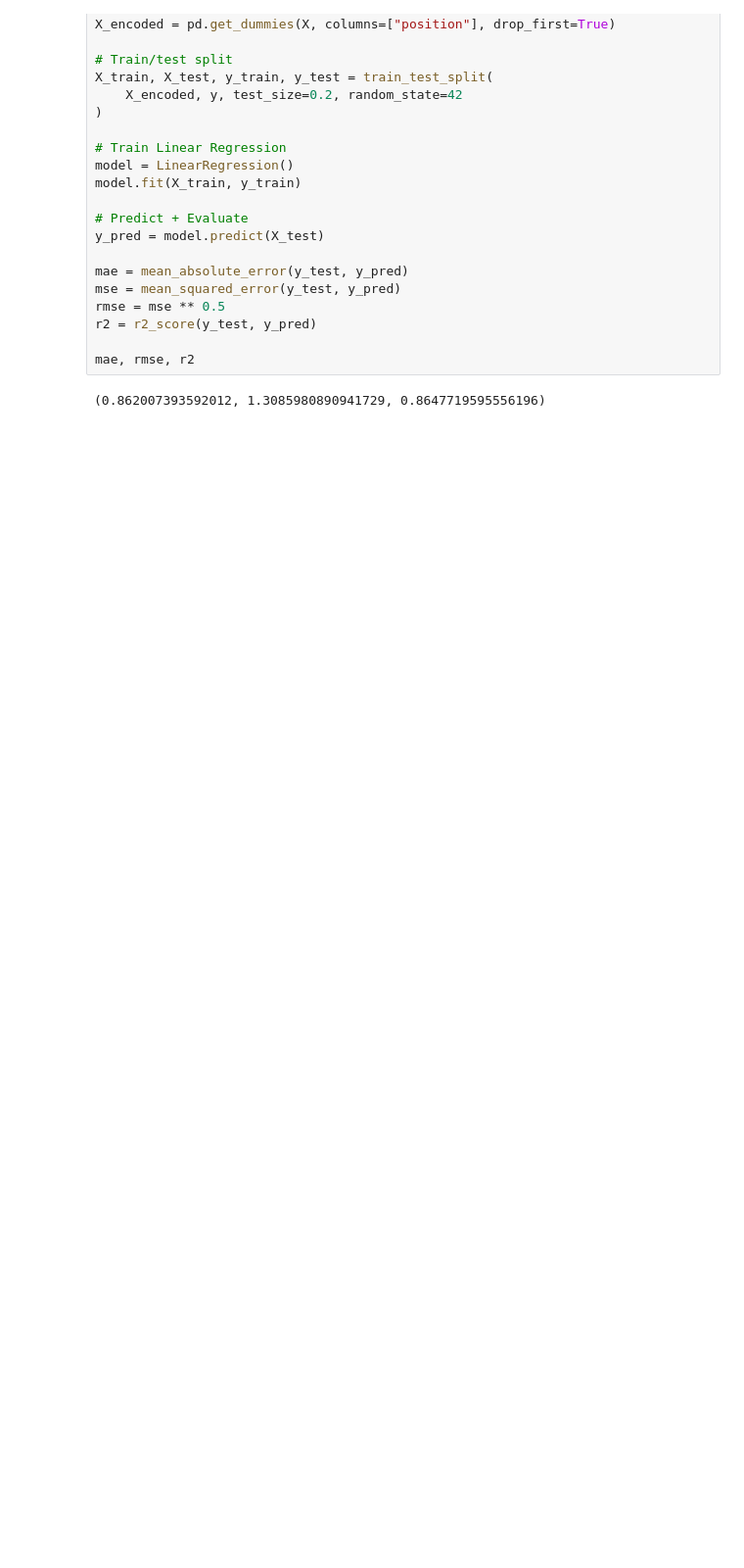
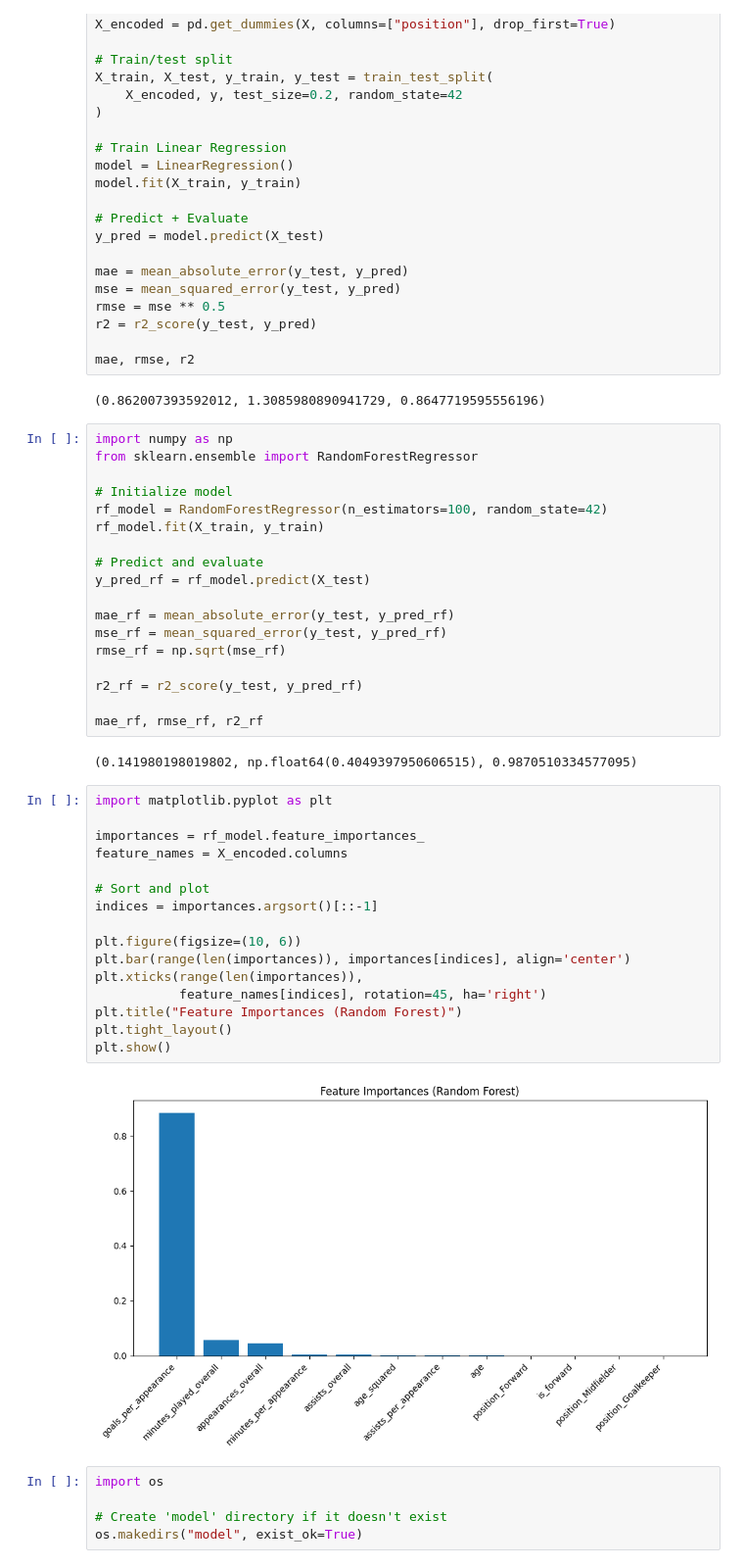
Before and after one commit to EbinD/football-analysis, a Jupyter notebook: notebooks/04_feature_engineering.ipynb, the cells around one changed output. Shown at 98% size. Cells and saved outputs as stored; diff of their text form; blank space fills up the shorter version.

```diff
--- a/notebooks/04_feature_engineering.ipynb
+++ b/notebooks/04_feature_engineering.ipynb
@@ -147,3 +147,46 @@ r2 = r2_score(y_test, y_pred)
 mae, rmse, r2
 # %% [output]
 (0.862007393592012, 1.3085980890941729, 0.8647719595556196)
+# %%
+import numpy as np
+from sklearn.ensemble import RandomForestRegressor
+
+# Initialize model
+rf_model = RandomForestRegressor(n_estimators=100, random_state=42)
+rf_model.fit(X_train, y_train)
+
+# Predict and evaluate
+y_pred_rf = rf_model.predict(X_test)
+
+mae_rf = mean_absolute_error(y_test, y_pred_rf)
+mse_rf = mean_squared_error(y_test, y_pred_rf)
+rmse_rf = np.sqrt(mse_rf)
+
+r2_rf = r2_score(y_test, y_pred_rf)
+
+mae_rf, rmse_rf, r2_rf
+# %% [output]
+(0.141980198019802, np.float64(0.4049397950606515), 0.9870510334577095)
+# %%
+import matplotlib.pyplot as plt
+
+importances = rf_model.feature_importances_
+feature_names = X_encoded.columns
+
+# Sort and plot
+indices = importances.argsort()[::-1]
+
+plt.figure(figsize=(10, 6))
+plt.bar(range(len(importances)), importances[indices], align='center')
+plt.xticks(range(len(importances)),
+           feature_names[indices], rotation=45, ha='right')
+plt.title("Feature Importances (Random Forest)")
+plt.tight_layout()
+plt.show()
+# %% [output]
+[figure, added]
+# %%
+import os
+
+# Create 'model' directory if it doesn't exist
+os.makedirs("model", exist_ok=True)
```
Also changed, not shown: parts of 1 cell of this notebook, 1 other file.
